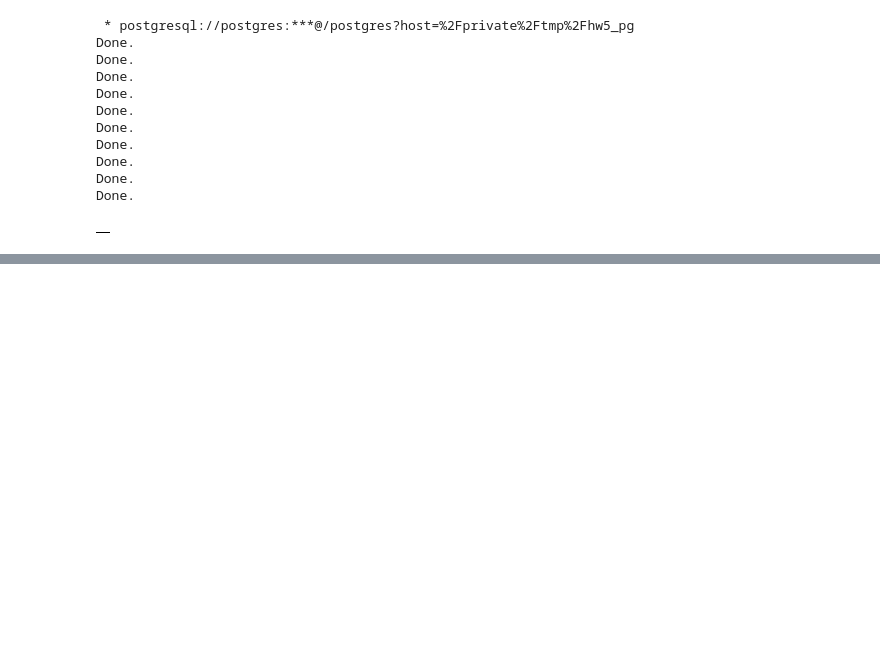
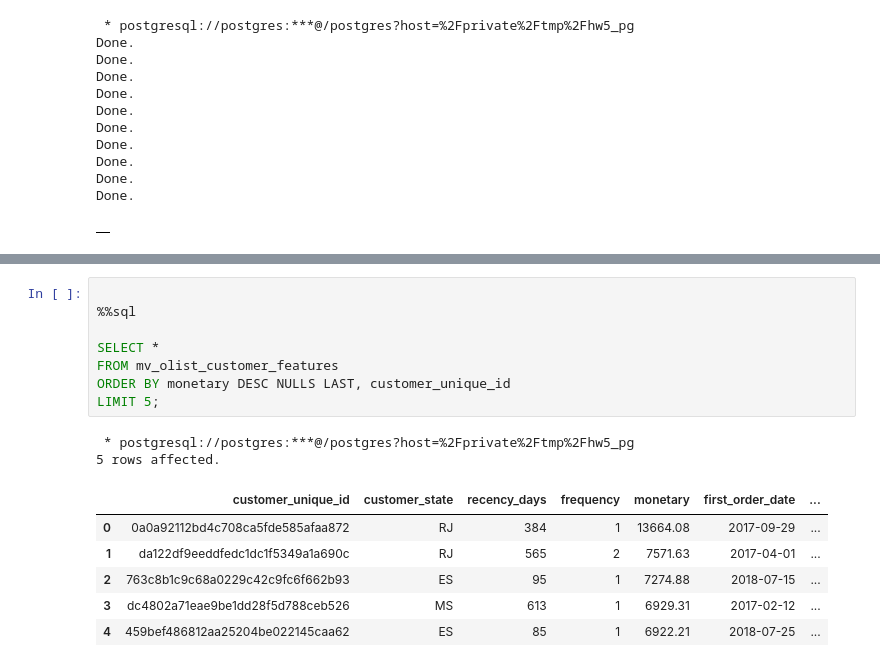
Before and after one commit to alinazolo/goit-rdb-hw-05, a Jupyter notebook: homework.ipynb, the cells around one changed output, grey strips where cells are left out. Cells and saved outputs as stored; diff of their text form; blank space fills up the shorter version.

```diff
--- a/homework.ipynb
+++ b/homework.ipynb
@@ -235,0 +884,17 @@ FROM olist_order_items_raw;
+# %%
+
+%%sql
+
+SELECT *
+FROM mv_olist_customer_features
+ORDER BY monetary DESC NULLS LAST, customer_unique_id
+LIMIT 5;
+# %% [output]
+ * postgresql://postgres:***@/postgres?host=%2Fprivate%2Ftmp%2Fhw5_pg
+5 rows affected.
+|  | customer_unique_id | customer_state | recency_days | frequency | monetary | first_order_date | ... |
+| 0 | 0a0a92112bd4c708ca5fde585afaa872 | RJ | 384 | 1 | 13664.08 | 2017-09-29 | ... |
+| 1 | da122df9eeddfedc1dc1f5349a1a690c | RJ | 565 | 2 | 7571.63 | 2017-04-01 | ... |
+| 2 | 763c8b1c9c68a0229c42c9fc6f662b93 | ES | 95 | 1 | 7274.88 | 2018-07-15 | ... |
+| 3 | dc4802a71eae9be1dd28f5d788ceb526 | MS | 613 | 1 | 6929.31 | 2017-02-12 | ... |
+| 4 | 459bef486812aa25204be022145caa62 | ES | 85 | 1 | 6922.21 | 2018-07-25 | ... |
```
Also changed, not shown: parts of 27 cells of this notebook.
